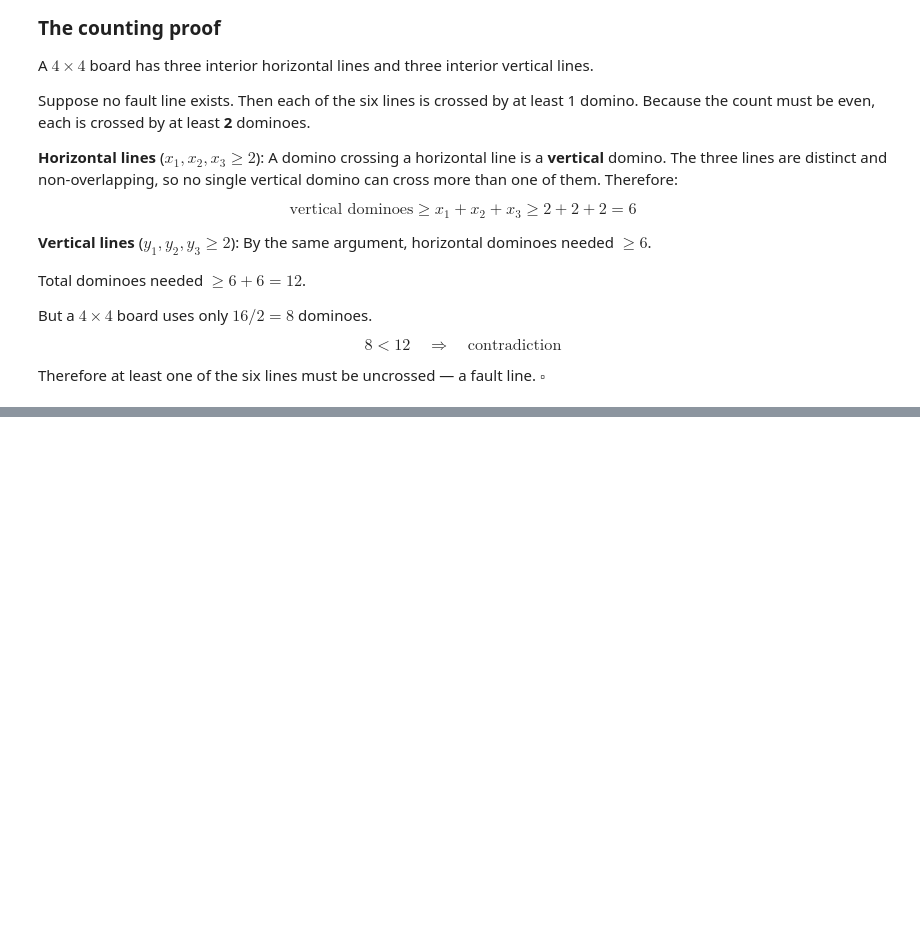
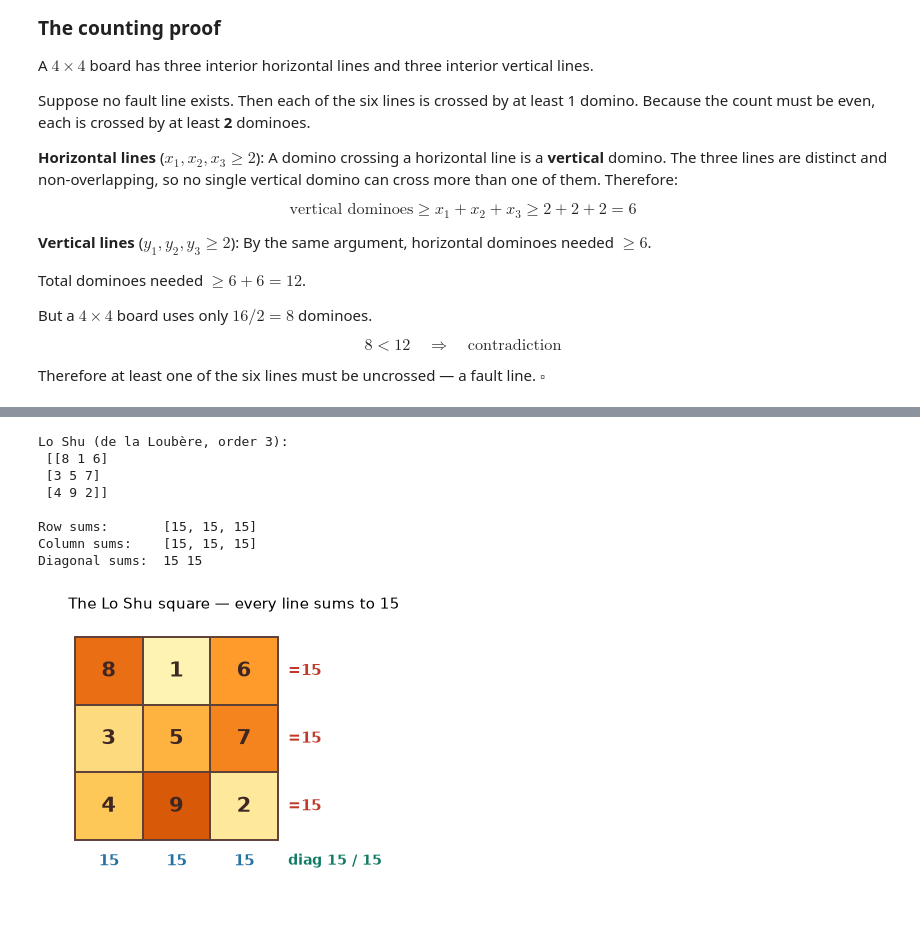
Before and after one commit to Motsepe-Jr/math-journey, a Jupyter notebook: combinatorics/brualdi-intro-combinatorics/chapter-01-what-is-combinatorics.ipynb, the cells around one changed output, grey strips where cells are left out. Saved outputs shown, nothing was run; the diff lists cells and outputs as text; code cells hidden in the pictures; blank space fills up the shorter version.

```diff
--- a/combinatorics/brualdi-intro-combinatorics/chapter-01-what-is-combinatorics.ipynb
+++ b/combinatorics/brualdi-intro-combinatorics/chapter-01-what-is-combinatorics.ipynb
@@ -587,0 +607,62 @@ https://gemini.google.com/app/7e3137fc79c5da6d
+# %%
+import numpy as np
+import matplotlib.pyplot as plt
+
+def siamese(n):
+    """de la Loubère (Siamese) construction of an odd-order magic square."""
+    assert n % 2 == 1, "de la Loubère works only for odd n"
+    M = np.zeros((n, n), dtype=int)
+    r, c = 0, n // 2                       # start at the middle of the top row
+    for k in range(1, n * n + 1):
+        M[r, c] = k
+        nr, nc = (r - 1) % n, (c + 1) % n  # try up-and-right, wrapping on the torus
+        if M[nr, nc]:                      # collision -> drop straight down instead
+            r = (r + 1) % n
+        else:
+            r, c = nr, nc
+    return M
+
+def show_magic(M, ax=None, title=None):
+    """Draw a magic square, shading cells by value and annotating every line sum."""
+    n = M.shape[0]
+    Mc = n * (n * n + 1) // 2
+    if ax is None:
+        _, ax = plt.subplots(figsize=(4.8, 4.8))
+    for i in range(n):
+        for j in range(n):
+            t = 0.15 + 0.55 * (M[i, j] - 1) / (n * n - 1)
+            ax.add_patch(plt.Rectangle((j, n - 1 - i), 1, 1,
+                         fc=plt.cm.YlOrBr(t), ec='#5D4037', lw=1.4))
+            ax.text(j + .5, n - 1 - i + .5, str(M[i, j]), ha='center', va='center',
+                    fontsize=15, fontweight='bold', color='#3E2723')
+    for i in range(n):                                  # row sums (right, red)
+        ax.text(n + .15, n - 1 - i + .5, f'={M[i].sum()}', ha='left', va='center',
+                fontsize=11, color='#C0392B', fontweight='bold')
+    for j in range(n):                                  # column sums (below, blue)
+        ax.text(j + .5, -.2, f'{M[:, j].sum()}', ha='center', va='top',
+                fontsize=11, color='#2471A3', fontweight='bold')
+    d1, d2 = int(np.trace(M)), int(np.trace(np.fliplr(M)))
+    ax.text(n + .15, -.2, f'diag {d1} / {d2}', ha='left', va='top',
+            fontsize=10, color='#117A65', fontweight='bold')
+    ax.set_xlim(-.4, n + 2.1); ax.set_ylim(-.9, n + .3)
+    ax.set_aspect('equal'); ax.axis('off')
+    ax.set_title(title or f'Order-{n} magic square  (M = {Mc})', fontsize=11)
+    return ax
+
+lo_shu = siamese(3)
+print("Lo Shu (de la Loubère, order 3):\n", lo_shu)
+print("\nRow sums:      ", lo_shu.sum(1).tolist())
+print("Column sums:   ", lo_shu.sum(0).tolist())
+print("Diagonal sums: ", int(np.trace(lo_shu)), int(np.trace(np.fliplr(lo_shu))))
+show_magic(lo_shu, title='The Lo Shu square — every line sums to 15')
+plt.show()
+# %% [output]
+Lo Shu (de la Loubère, order 3):
+ [[8 1 6]
+ [3 5 7]
+ [4 9 2]]
+
+Row sums:       [15, 15, 15]
+Column sums:    [15, 15, 15]
+Diagonal sums:  15 15
+[figure, added]
```
Also changed, not shown: parts of 13 cells of this notebook, 5 other files.
